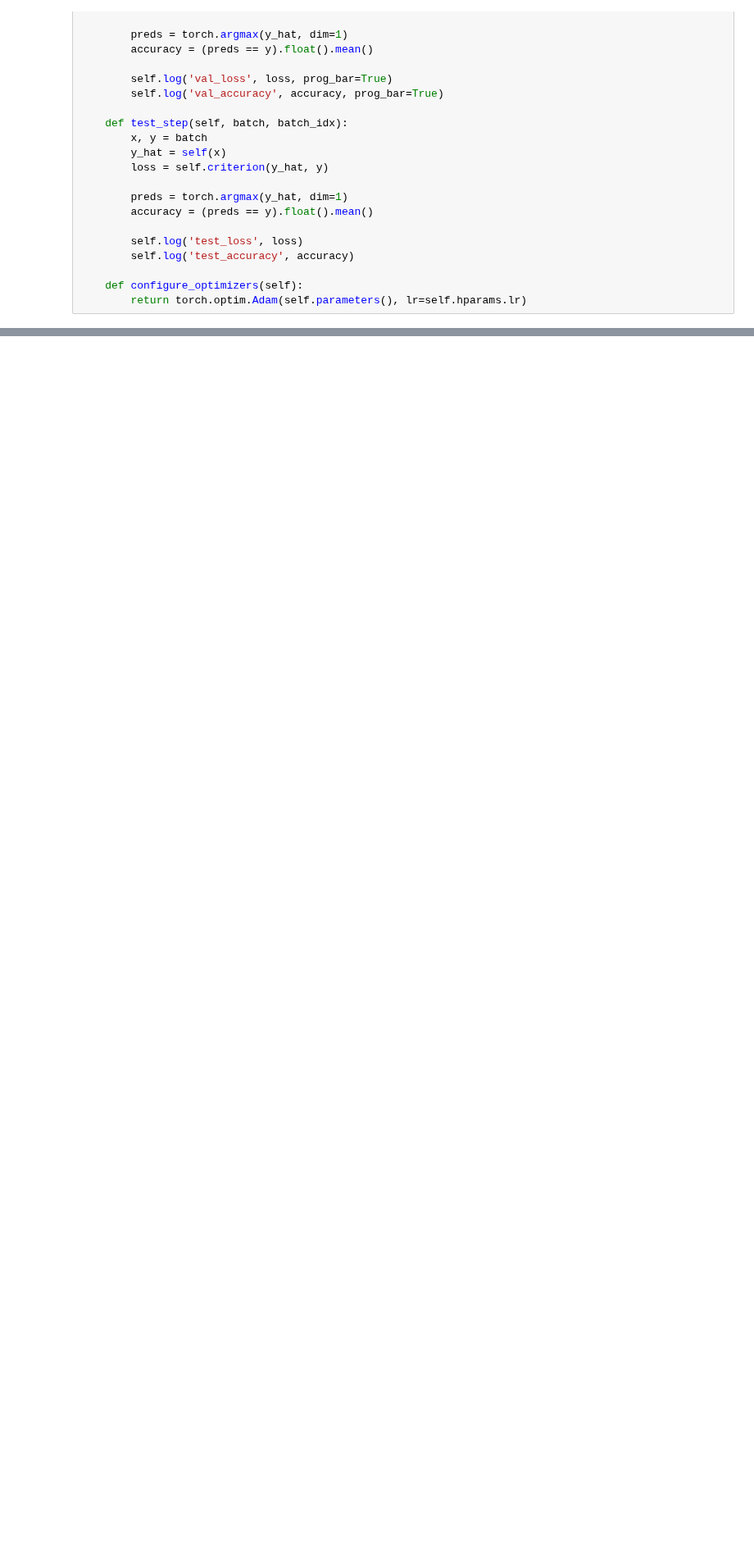
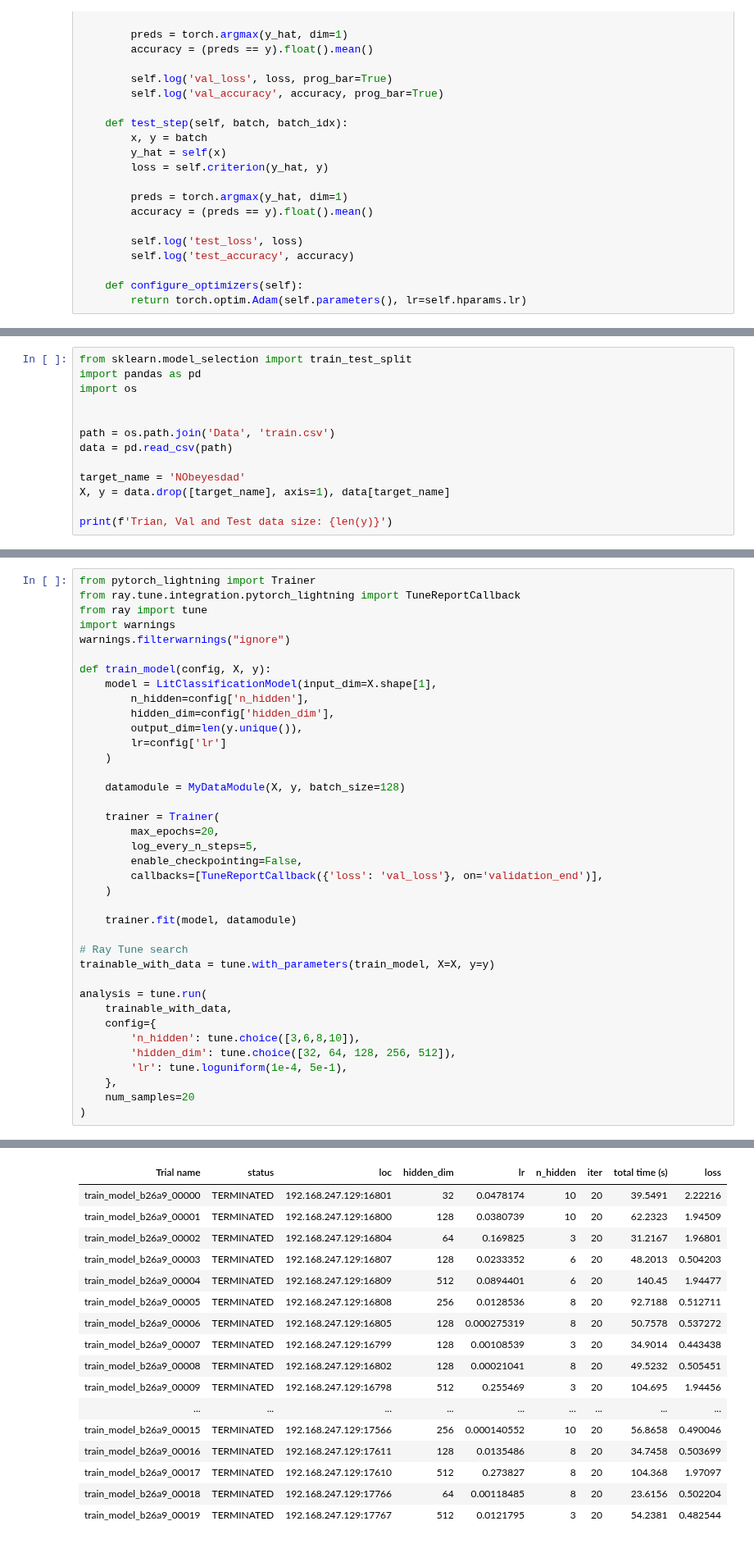
Before and after one commit to xXKeNdAmAmAsTeRXx/Deep_Learning_Labs, a Jupyter notebook: Lab_14_15-project/3_hyperparameters_and_training.ipynb, the cells around one changed output, grey strips where cells are left out. Shown at 82% size. Drawn from its saved outputs; the diff is of its cells as text; blank space fills up the shorter version.

Commit message:
fix: added seperate cal dataset, add: lightning classes and model hyperparams optim

```diff
--- a/Lab_14_15-project/3_hyperparameters_and_training.ipynb
+++ b/Lab_14_15-project/3_hyperparameters_and_training.ipynb
@@ -155,0 +167,13 @@ class LitClassificationModel(pl.LightningModule):
+# %%
+from sklearn.model_selection import train_test_split
+import pandas as pd
+import os
+
+
+path = os.path.join('Data', 'train.csv')
+data = pd.read_csv(path)
+
+target_name = 'NObeyesdad'
+X, y = data.drop([target_name], axis=1), data[target_name]
+
+print(f'Trian, Val and Test data size: {len(y)}')
@@ -155,0 +184,39 @@ class LitClassificationModel(pl.LightningModule):
+# %%
+from pytorch_lightning import Trainer
+from ray.tune.integration.pytorch_lightning import TuneReportCallback
+from ray import tune
+import warnings
+warnings.filterwarnings("ignore")
+
+def train_model(config, X, y):
+    model = LitClassificationModel(input_dim=X.shape[1],
+        n_hidden=config['n_hidden'],
+        hidden_dim=config['hidden_dim'],
+        output_dim=len(y.unique()),
+        lr=config['lr']
+    )
+
+    datamodule = MyDataModule(X, y, batch_size=128)
+
+    trainer = Trainer(
+        max_epochs=20,
+        log_every_n_steps=5,
+        enable_checkpointing=False,
+        callbacks=[TuneReportCallback({'loss': 'val_loss'}, on='validation_end')],
+    )
+
+    trainer.fit(model, datamodule)
+
+# Ray Tune search
+trainable_with_data = tune.with_parameters(train_model, X=X, y=y)
+
+analysis = tune.run(
+    trainable_with_data,
+    config={
+        'n_hidden': tune.choice([3,6,8,10]),
+        'hidden_dim': tune.choice([32, 64, 128, 256, 512]),
+        'lr': tune.loguniform(1e-4, 5e-1),
+    },
+    num_samples=20
+)
+# %% [output]
@@ -155,0 +232,17 @@ class LitClassificationModel(pl.LightningModule):
+| Trial name | status | loc | hidden_dim | lr | n_hidden | iter | total time (s) | loss |
+| train_model_b26a9_00000 | TERMINATED | 192.168.247.129:16801 | 32 | 0.0478174 | 10 | 20 | 39.5491 | 2.22216 |
+| train_model_b26a9_00001 | TERMINATED | 192.168.247.129:16800 | 128 | 0.0380739 | 10 | 20 | 62.2323 | 1.94509 |
+| train_model_b26a9_00002 | TERMINATED | 192.168.247.129:16804 | 64 | 0.169825 | 3 | 20 | 31.2167 | 1.96801 |
+| train_model_b26a9_00003 | TERMINATED | 192.168.247.129:16807 | 128 | 0.0233352 | 6 | 20 | 48.2013 | 0.504203 |
+| train_model_b26a9_00004 | TERMINATED | 192.168.247.129:16809 | 512 | 0.0894401 | 6 | 20 | 140.45 | 1.94477 |
+| train_model_b26a9_00005 | TERMINATED | 192.168.247.129:16808 | 256 | 0.0128536 | 8 | 20 | 92.7188 | 0.512711 |
+| train_model_b26a9_00006 | TERMINATED | 192.168.247.129:16805 | 128 | 0.000275319 | 8 | 20 | 50.7578 | 0.537272 |
+| train_model_b26a9_00007 | TERMINATED | 192.168.247.129:16799 | 128 | 0.00108539 | 3 | 20 | 34.9014 | 0.443438 |
+| train_model_b26a9_00008 | TERMINATED | 192.168.247.129:16802 | 128 | 0.00021041 | 8 | 20 | 49.5232 | 0.505451 |
+| train_model_b26a9_00009 | TERMINATED | 192.168.247.129:16798 | 512 | 0.255469 | 3 | 20 | 104.695 | 1.94456 |
+| ... | ... | ... | ... | ... | ... | ... | ... | ... |
+| train_model_b26a9_00015 | TERMINATED | 192.168.247.129:17566 | 256 | 0.000140552 | 10 | 20 | 56.8658 | 0.490046 |
+| train_model_b26a9_00016 | TERMINATED | 192.168.247.129:17611 | 128 | 0.0135486 | 8 | 20 | 34.7458 | 0.503699 |
+| train_model_b26a9_00017 | TERMINATED | 192.168.247.129:17610 | 512 | 0.273827 | 8 | 20 | 104.368 | 1.97097 |
+| train_model_b26a9_00018 | TERMINATED | 192.168.247.129:17766 | 64 | 0.00118485 | 8 | 20 | 23.6156 | 0.502204 |
+| train_model_b26a9_00019 | TERMINATED | 192.168.247.129:17767 | 512 | 0.0121795 | 3 | 20 | 54.2381 | 0.482544 |
```
Also changed, not shown: parts of 7 cells of this notebook, 1 other file.
